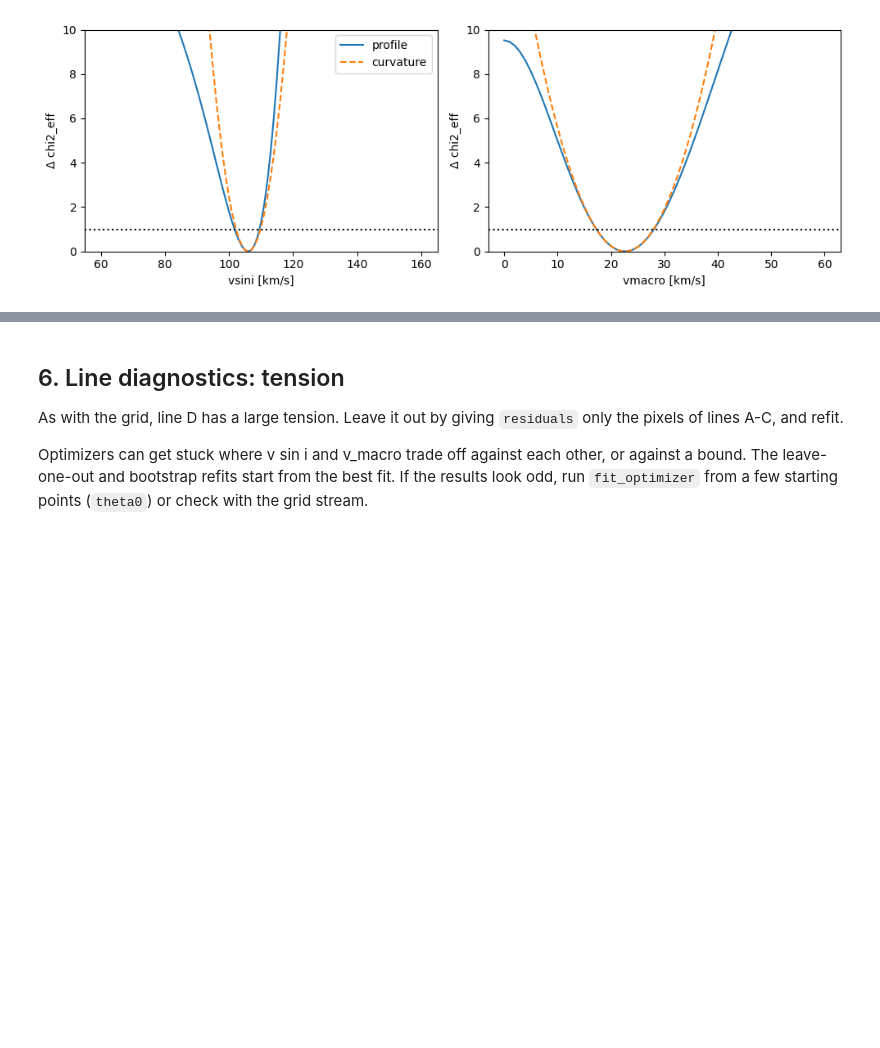
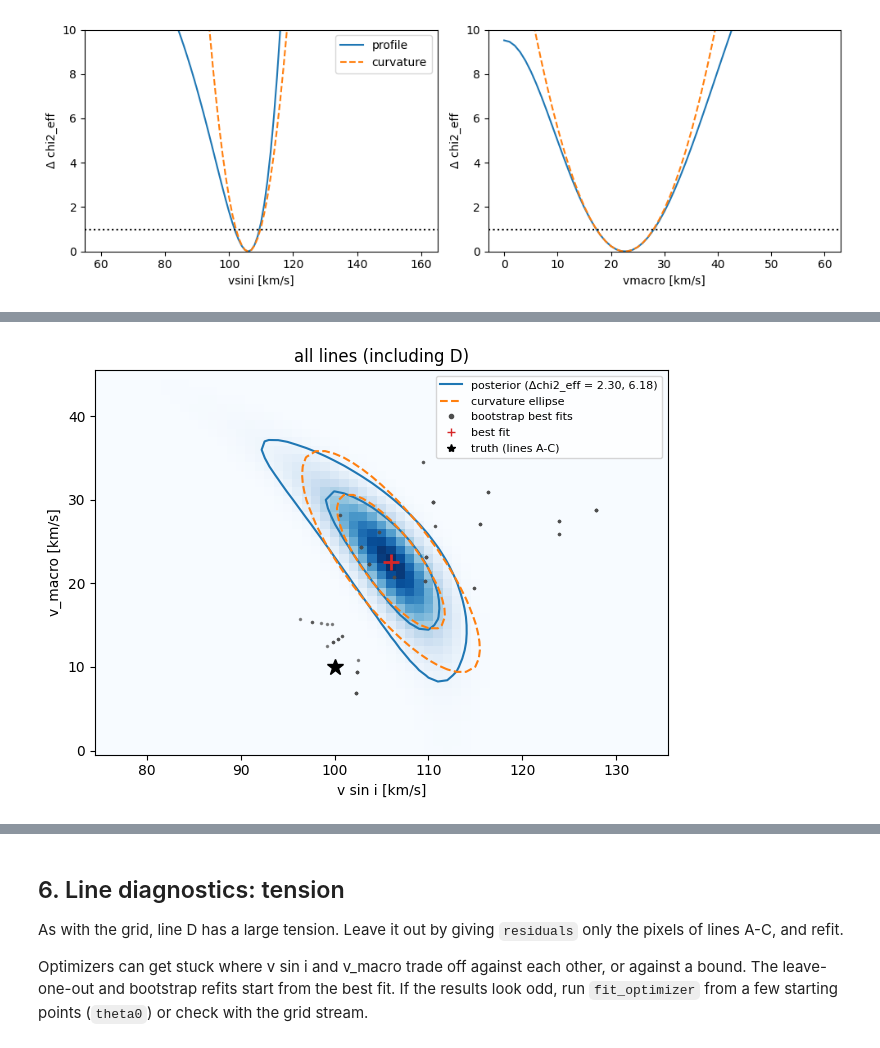
Before and after one commit to AlexanderLaroche/wellfit, a Jupyter notebook: examples/optimizer_example.ipynb, the cells around one changed output, grey strips where cells are left out. Drawn from its saved outputs; the diff is of its cells as text; code cells hidden in the pictures; blank space fills up the shorter version.

Commit message:
Optimizer example: 2D posterior on a mesh vs curvature ellipse, with bootstrap fits
Co-Authored-By: Claude Opus 5.5 <noreply@anthropic.com>

```diff
--- a/examples/optimizer_example.ipynb
+++ b/examples/optimizer_example.ipynb
@@ -130,0 +147,24 @@ axs[0].legend(); plt.tight_layout()
+# %%
+vs_mesh, vm_mesh = np.linspace(75, 135, 61), np.linspace(0, 45, 46)
+c2 = np.array([[wf.chi2_eff(residuals([a, b]), err, n_corr, fit.sigma_sys) for b in vm_mesh] for a in vs_mesh])
+d2 = (c2 - min(c2.min(), fit.chi2_eff)).T                       # Delta chi2_eff, (vmacro, vsini)
+
+A, B = np.meshgrid(vs_mesh, vm_mesh)
+dx = np.stack([A - fit.theta[0], B - fit.theta[1]], axis=-1)
+d2_curv = np.einsum('...i,ij,...j->...', dx, np.linalg.inv(fit.cov), dx)   # Gaussian approximation
+
+fig, ax = plt.subplots(figsize=(6.5, 4.8))
+ax.pcolormesh(vs_mesh, vm_mesh, np.exp(-0.5 * d2), cmap='Blues', shading='auto')
+ax.contour(vs_mesh, vm_mesh, d2, levels=[2.30, 6.18], colors='C0', linestyles='-')
+ax.contour(vs_mesh, vm_mesh, d2_curv, levels=[2.30, 6.18], colors='C1', linestyles='--')
+ax.plot(*fit.theta_boot.T, '.', color='0.3', ms=3, alpha=0.6)
+ax.plot(*fit.theta, 'C3+', ms=12, mew=2)
+ax.plot(TRUTH['vsini'], TRUTH['vmacro'], 'k*', ms=12)
+for lab, kw in [('posterior (Δchi2_eff = 2.30, 6.18)', dict(color='C0')), ('curvature ellipse', dict(color='C1', ls='--')),
+                ('bootstrap best fits', dict(color='0.3', marker='.', ls='')), ('best fit', dict(color='C3', marker='+', ls='')),
+                ('truth (lines A-C)', dict(color='k', marker='*', ls=''))]:
+    ax.plot([], [], label=lab, **kw)
+ax.set_xlabel('v sin i [km/s]'); ax.set_ylabel('v_macro [km/s]'); ax.legend(fontsize=8, loc='upper right')
+ax.set_title('all lines (including D)'); plt.tight_layout()
+# %% [output]
+[figure, added]
```
Also changed, not shown: parts of 2 cells of this notebook, 1 other file.
